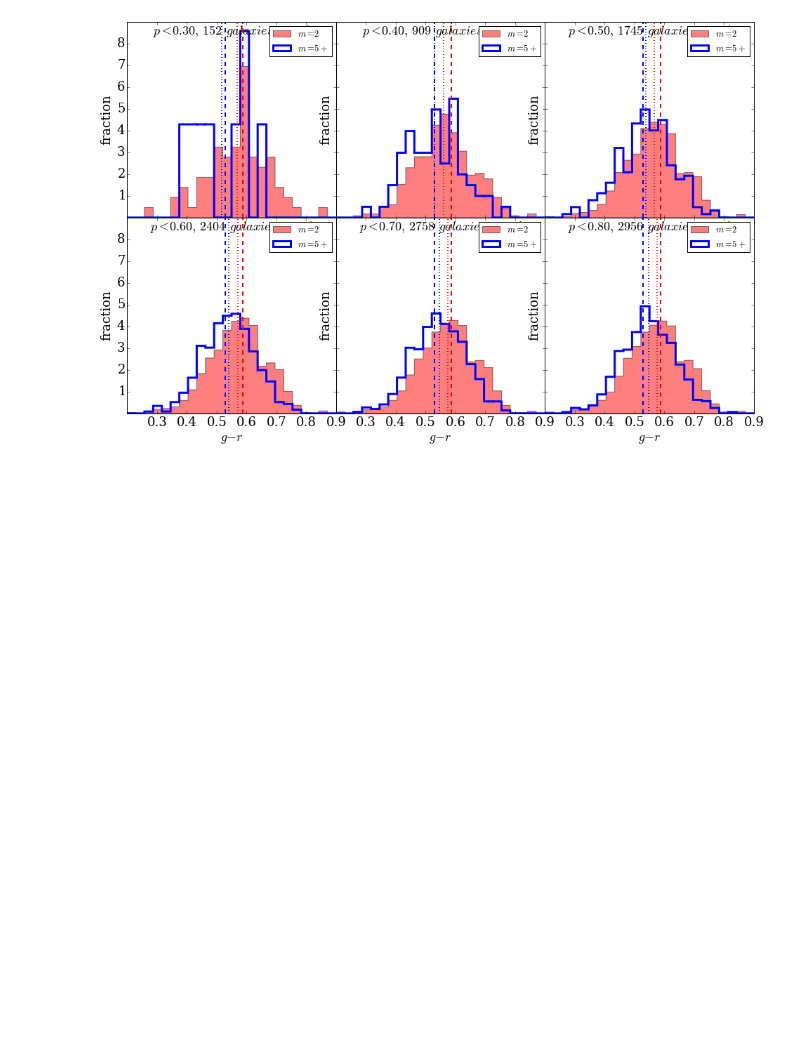
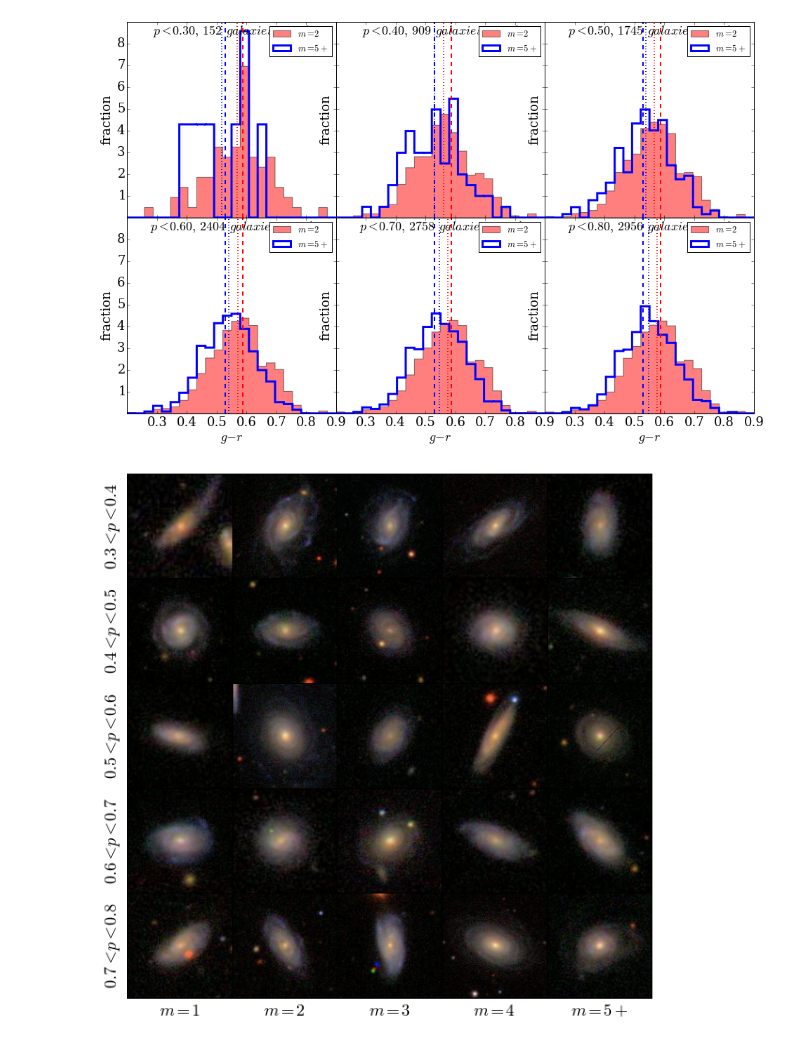
Before and after one commit to bamford/Debiasing-testing, a Jupyter notebook: Plotting_code_notebooks/cant_tell_redistribution.ipynb, the cells around one changed output. Saved outputs shown, nothing was run; the diff lists cells and outputs as text; code cells hidden in the pictures; blank space fills up the shorter version.

Commit message:
Updated the cant-tell code

```diff
--- a/Plotting_code_notebooks/cant_tell_redistribution.ipynb
+++ b/Plotting_code_notebooks/cant_tell_redistribution.ipynb
@@ -323,7 +327,7 @@ def load_N(cx,cy,p_th=0.5,N_th=5,mass_lim=False):
 
     return full_table,spiral_table
 # %%
-full_N,spirals_N = load_N(cx=['PETROMAG_MG','PETROMAG_MR'],cy=['PETROMAG_MR','PETROMAG_MZ'])
+full_N,spirals_N = load_N(cx=['PETROMAG_MG','PETROMAG_MR'],cy=['jpeg_url'])
 assignments_N = assign(spirals_N)
 cant_tells_N = spirals_N[assignments_N == 5]
 
@@ -333,7 +337,7 @@ mean_list = np.zeros((len(cuts),2))
 mean_list[:,0] = cuts
 
 for cut in enumerate(cuts):
-    total_left = np.sum(cant_tells_N['p_ct'] < cut[1])
+    total_left = np.sum(cant_tells_N['p_ct'].astype(float) < cut[1])
     mean_list[cut[0],1] = total_left
 
 plt.plot(mean_list[:,0],mean_list[:,1],'k-',linewidth=2)
@@ -355,3 +359,53 @@ _ = plot_cut_distributions(cant_tells,cuts,full_means,axes)
 # Should now look to constrain this value where we throw out the can't tells.
 # %% [output]
 [figure]
+# %%
+# Now need to look in to images themselves to ensure we are 'correctly' redistributing?
+from scipy.ndimage.filters import gaussian_filter
+
+def display_image(url_name,crop_in=100):
+    # Get the url name:
+    urllib.request.urlretrieve(url_name,"image.jpg")
+    # Open -> crop -> display -> remove the image.
+    im=Image.open("image.jpg")
+    l=424 # Image size
+    im=im.crop((crop_in,crop_in,l-crop_in,l-crop_in))
+    plt.imshow(im)
+    os.remove("image.jpg")
+    plt.xticks([])
+    plt.yticks([])
+    return None
+# %%
+random.seed(2)
+
+bins = np.digitize(cant_tells_N['p_ct'].astype(float),bins=np.arange(0.3,0.81,0.1))
+
+fig,axes = plt.subplots(5,5,figsize=(10,10))
+plt.subplots_adjust(hspace=0,wspace=0)
+
+m_columns = ['p_1','p_2','p_3','p_4','p_5']
+
+lx = ['$m=1$','$m=2$','$m=3$','$m=4$','$m=5+$']
+ly = ['$0.3<p<0.4$','$0.4<p<0.5$','$0.5<p<0.6$','$0.6<p<0.7$','$0.7<p<0.8$']
+
+for ax in enumerate(axes[-1,:]):
+    ax[1].set_xlabel(lx[ax[0]])
+
+for ax in enumerate(axes[:,0]):
+    ax[1].set_ylabel(ly[ax[0]])
+
+for bin_value in range(1,6):
+    p_sample = cant_tells_N[bins == bin_value]
+
+    m_array = np.array([p_sample[column] for column in m_columns]).T
+    m_vals = np.argmax(m_array,axis=1)
+
+    for m in range(5):
+        m_sample = p_sample[m_vals == m]
+
+        if len(m_sample) > 0:
+            url = random.choice(m_sample['y'])
+            plt.sca(axes[bin_value-1,m])
+            display_image(url)
+# %% [output]
+[figure, added]
```
Also changed, not shown: parts of 4 cells of this notebook.
